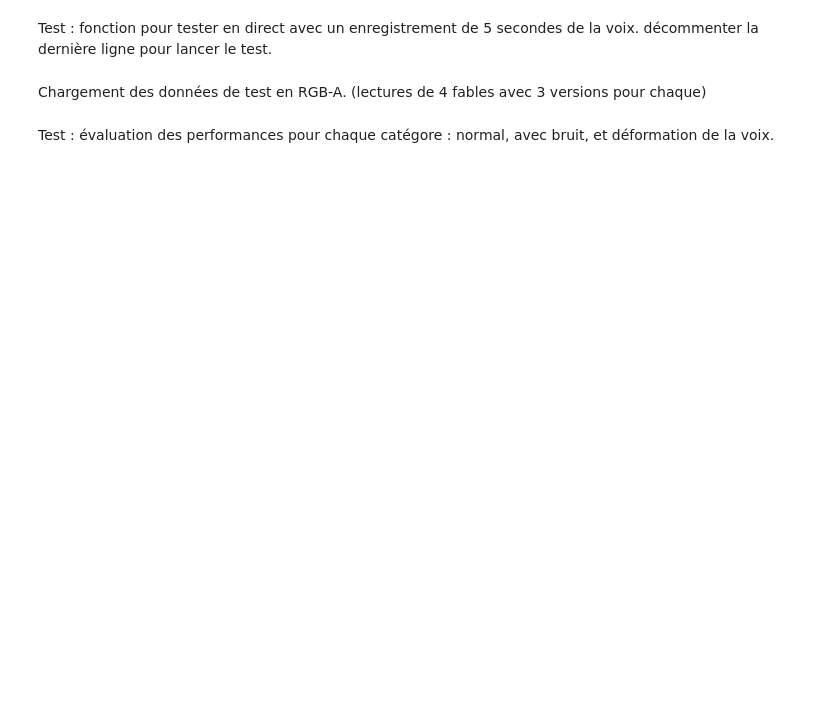
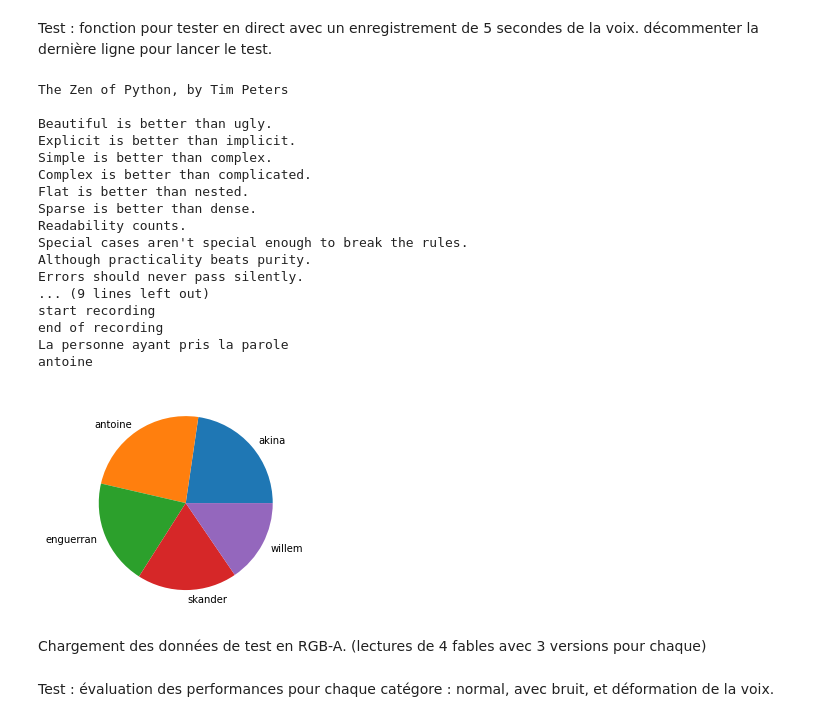
Before and after one commit to Bornord/DeepLearning, a Jupyter notebook: Driver/Projet_LeVrai2.0.ipynb, the cells around one changed output. Drawn from its saved outputs; the diff is of its cells as text; code cells hidden in the pictures; blank space fills up the shorter version.

```diff
--- a/Driver/Projet_LeVrai2.0.ipynb
+++ b/Driver/Projet_LeVrai2.0.ipynb
@@ -164,15 +165,35 @@ Test : fonction pour tester en direct avec un enregistrement de 5 secondes de la
 # %%
 from audioParsing import recordAudioToSpectogram
 def recordAndAnalyse(model,audio_path,image_path):
     image = recordAudioToSpectogram(audio_path,image_path)
     image = image.resize((IMAGE_SIZE,IMAGE_SIZE), Image.ANTIALIAS)
     x = np.asarray(image)
     X = np.array([x])
     Y = model.predict(X)
-    print(Y)
+    print("La personne ayant pris la parole")
+    print(CLASSES[Y[0].tolist().index(max(Y[0]))])
     plt.pie( [(int) (y*100) for y in Y[0]],labels=CLASSES)
 
-#recordAndAnalyse(model,"./tmp.wav","./tmp.png")
+recordAndAnalyse(model,"./tmp.wav","./tmp.png")
+# %% [output]
+The Zen of Python, by Tim Peters
+
+Beautiful is better than ugly.
+Explicit is better than implicit.
+Simple is better than complex.
+Complex is better than complicated.
+Flat is better than nested.
+Sparse is better than dense.
+Readability counts.
+Special cases aren't special enough to break the rules.
+Although practicality beats purity.
+Errors should never pass silently.
+... (9 lines left out)
+start recording
+end of recording
+La personne ayant pris la parole
+antoine
+[figure, added]
 # %% [markdown]
 Chargement des données de test en RGB-A. (lectures de 4 fables avec 3 versions pour chaque)
 # %%
```
Also changed, not shown: parts of 7 cells of this notebook.
